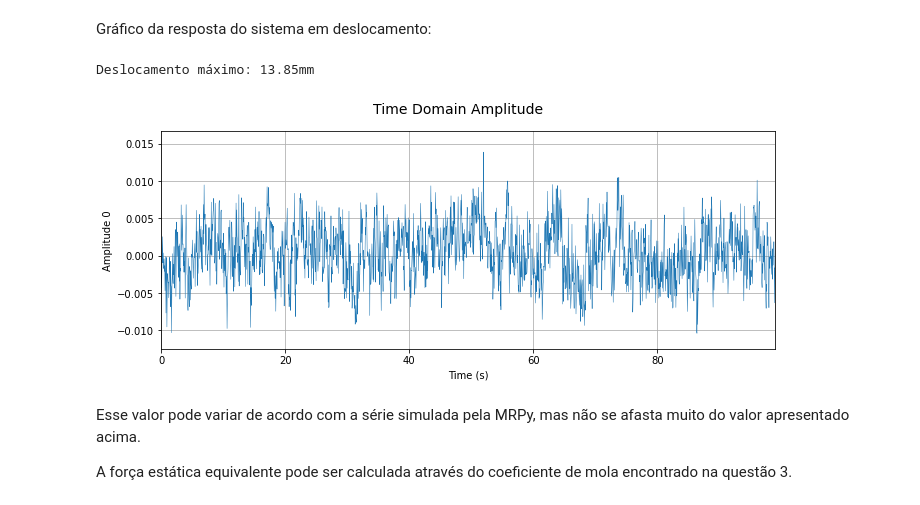
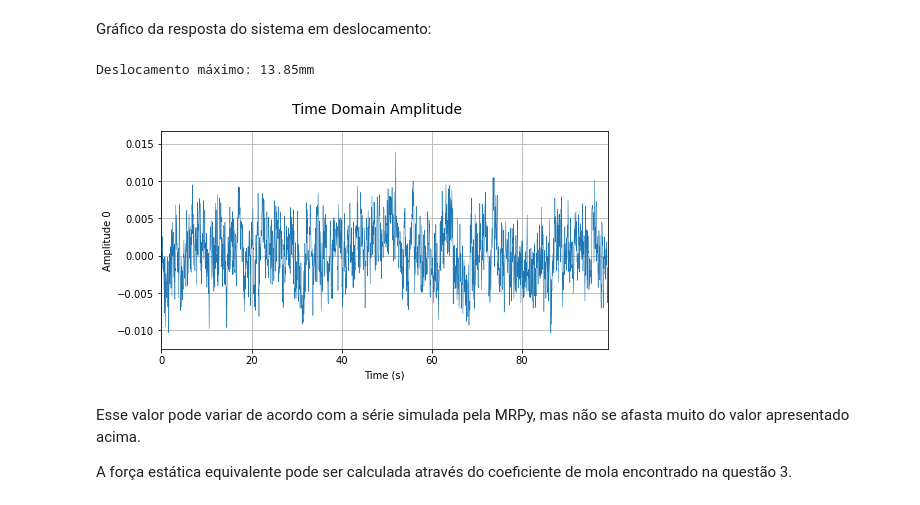
Before and after one commit to GarciaGabe/vibracoes, a Jupyter notebook: Provas/PEC00025A_221_P2/PEC00025A_221_P2.ipynb, the cells around one changed output. Drawn from its saved outputs; the diff is of its cells as text; code cells hidden in the pictures.

```diff
--- a/Provas/PEC00025A_221_P2/PEC00025A_221_P2.ipynb
+++ b/Provas/PEC00025A_221_P2/PEC00025A_221_P2.ipynb
@@ -354,12 +354,12 @@ Valor r.m.s da resposta em deslocamento: 3.668 mm
 # %% [markdown]
 Gráfico da resposta do sistema em deslocamento:
 # %%
-U.plot_time(figsize=(11,4))
+U.plot_time(figsize=(8,4))
 umax = U[0,np.argmax(np.abs(U))]*1000
 print("Deslocamento máximo: {0:.2f}mm".format(umax))
 # %% [output]
 Deslocamento máximo: 13.85mm
-[figure, old version]
+[figure, new version]
 # %% [markdown]
 Esse valor pode variar de acordo com a série simulada pela MRPy, mas não se afasta muito do valor apresentado acima.
 
```
